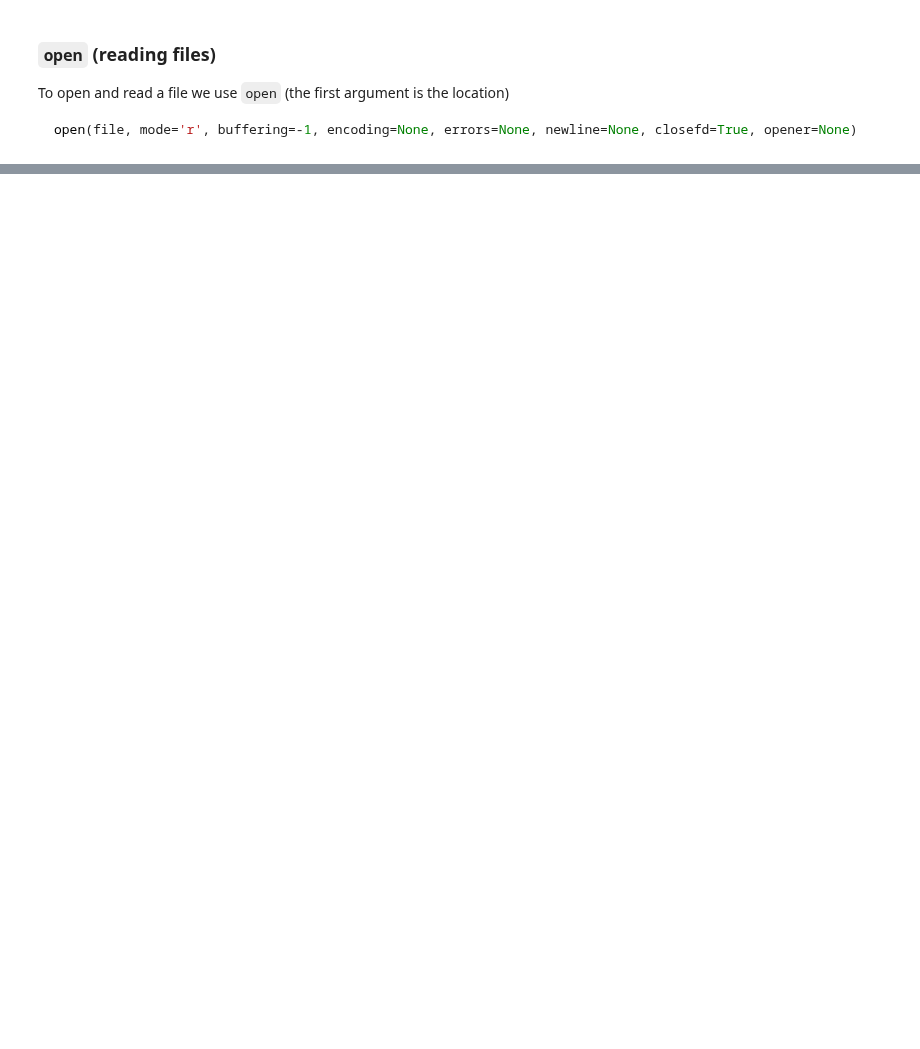
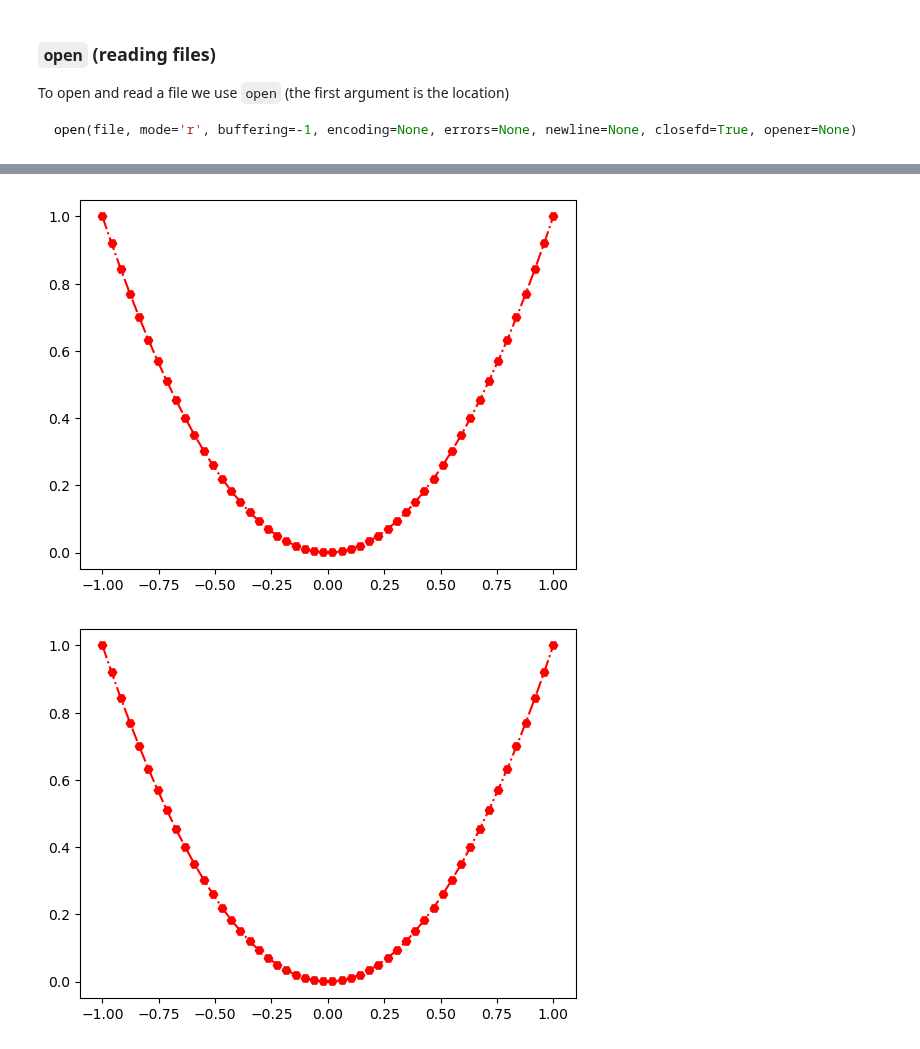
Before and after one commit to sapienzaio/online-ml-finance, a Jupyter notebook: 00-intro-to-python.ipynb, the cells around one changed output, grey strips where cells are left out. Drawn from its saved outputs; the diff is of its cells as text; code cells hidden in the pictures; blank space fills up the shorter version.

```diff
--- a/00-intro-to-python.ipynb
+++ b/00-intro-to-python.ipynb
@@ -697,0 +1149,15 @@ open(file, mode='r', buffering=-1, encoding=None, errors=None, newline=None, clo
+# %%
+x_vals = np.linspace(-1, 1, 50)
+y_vals = x_vals**2
+# %%
+plt.plot(x_vals, y_vals, color = 'red', linestyle = '-.', marker = 'H')
+plt.show()
+
+# a nicer color than red is tab:red, similar for blue and tab:blue, etc
+
+# The same can be achieved with the more compact notation
+plt.plot(x_vals, y_vals, 'Hr-.')
+plt.show()
+# %% [output]
+[figure, added]
+[figure, added]
```
Also changed, not shown: parts of 77 cells of this notebook.
